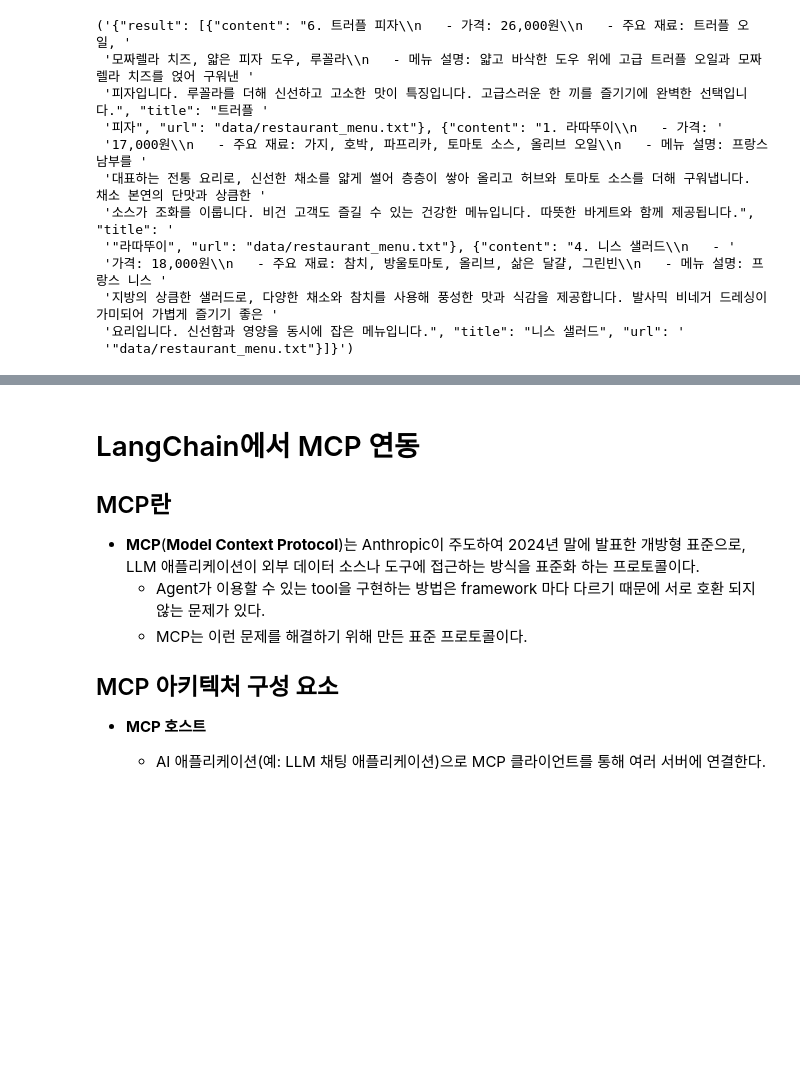
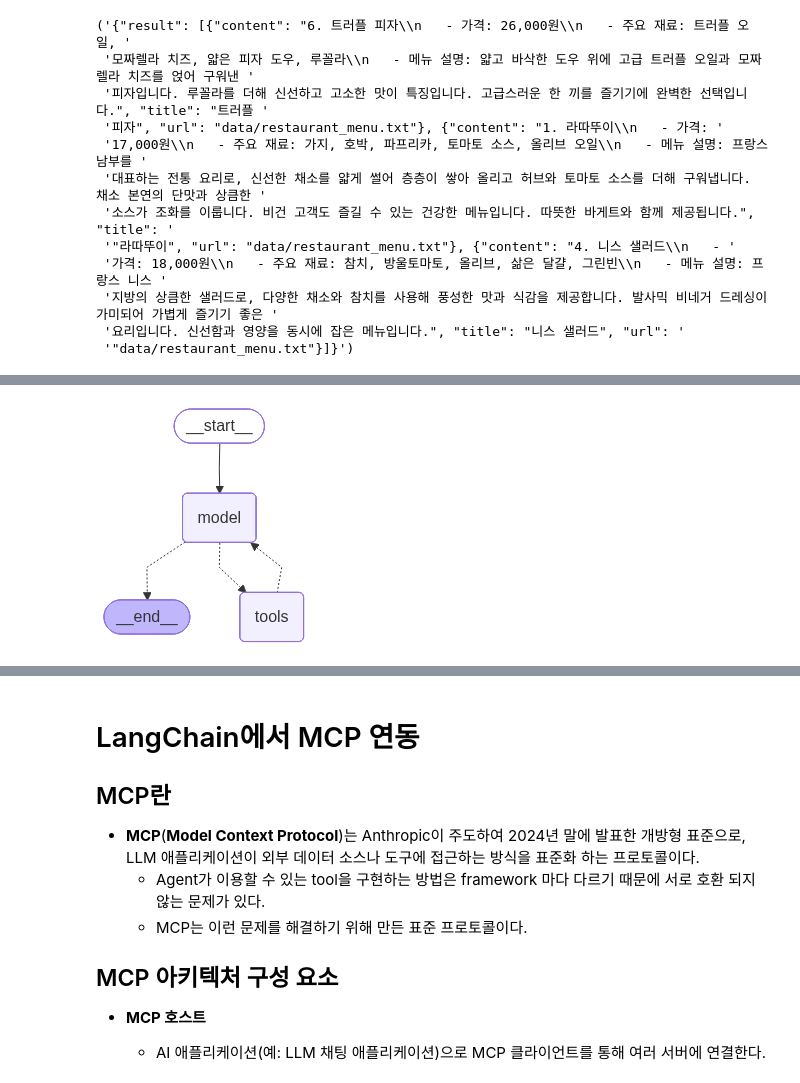
Before and after one commit to qufdlfkd88/SKN31, a Jupyter notebook: 10_AI_Agent/11_Agent_개요-ToolCalling.ipynb, the cells around one changed output, grey strips where cells are left out. Cells and saved outputs as stored; diff of their text form; code cells hidden in the pictures; blank space fills up the shorter version.

```diff
--- a/10_AI_Agent/11_Agent_개요-ToolCalling.ipynb
+++ b/10_AI_Agent/11_Agent_개요-ToolCalling.ipynb
@@ -1245,7 +1245,29 @@ system_prompt  = """
 """
 # %%
 from langchain.agents import create_agent
-from langchain_tavily import TavilyResearch
+from langchain_tavily import TavilySearch
 from tools import wikipedia_search_tool, search_menu_tool
 from langchain_openai import ChatOpenAI
 from dotenv import load_dotenv
+
+# 툴들 정의
+tavily_Search = TavilySearch(max_results=5)
+tools = [wikipedia_search_tool, search_menu_tool, tavily_Search]
+
+# 모델 정의
+model = ChatOpenAI(model="gpt-5.4-mini")
+
+# Agent 생성
+agent = create_agent(
+    model=model,
+    tools=tools, # 모델에 binding할 tools들
+    system_prompt=system_prompt
+)
+# %%
+from IPython.display import Image, display
+
+display(Image(
+    agent.get_graph().draw_mermaid_png()
+))
+# %% [output]
+[figure, added]
```
Also changed, not shown: parts of 6 cells of this notebook, 2 other files.
